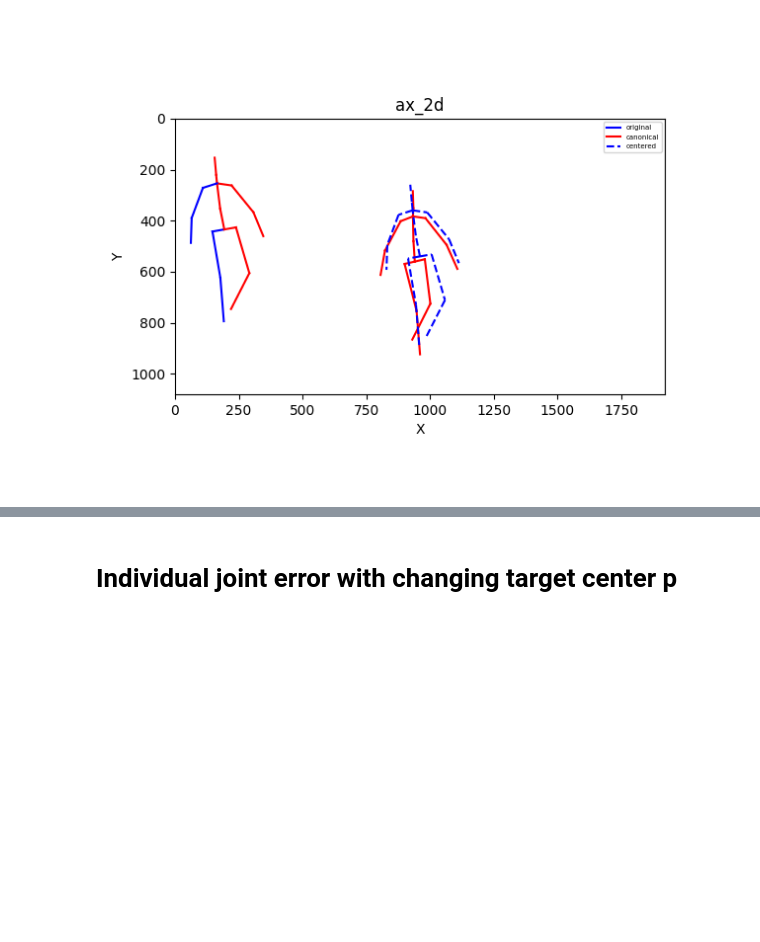
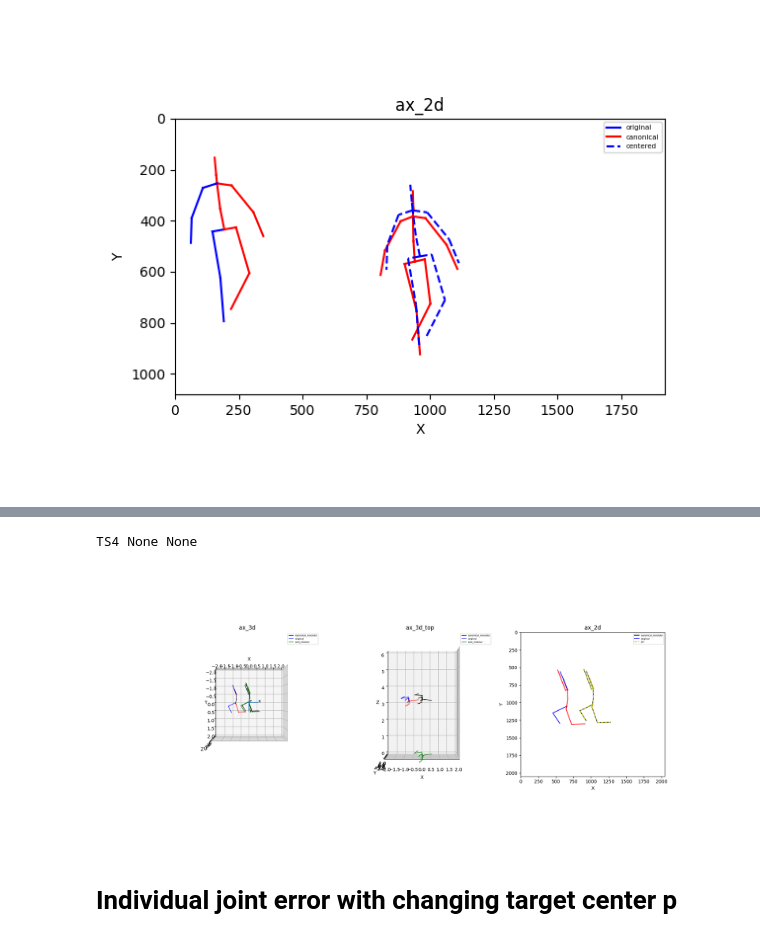
Before and after one commit to hoo223/MotionBERT, a Jupyter notebook: custom_codes/canonical/pcl_example.ipynb, the cells around one changed output, grey strips where cells are left out. Saved outputs shown, nothing was run; the diff lists cells and outputs as text; code cells hidden in the pictures; blank space fills up the shorter version.

```diff
--- a/custom_codes/canonical/pcl_example.ipynb
+++ b/custom_codes/canonical/pcl_example.ipynb
@@ -711,0 +703,6 @@ plt.show()
+# %%
+data_type_list = ['source_list', 'cam_param', 'cam_3d', 'img_2d', 'cam_3d_canonical_revolute', 'img_2d_canonical_revolute', 'img_2d_canonical_pcl']
+overwrite_list = []
+dataset_name = '3dhp'
+data_aug = default_data_aug.copy()
+data = load_data_dict(dataset_name, data_type_list, overwrite_list, verbose=True, data_aug=data_aug)
@@ -712,3 +717,43 @@ plt.show()
+# %%
+subject, cam_id, seq = split_source_name(data['source_list'][-1], '3dhp')
+subject = 'TS4'
+print(subject, cam_id, seq)
+frame_num = 100
+
+cam_param = data['cam_param'][subject][seq][cam_id].copy()
+W, H, intrinsic = cam_param['W'], cam_param['H'], cam_param['intrinsic']
+cam_3d = data['cam_3d'][subject][seq][cam_id].copy()
+cam_3d_hat = cam_3d.copy() - cam_3d[:, 0:1]
+img_2d = data['img_2d'][subject][seq][cam_id].copy()
+cam_3d_canonical_revolute = data['cam_3d_canonical_revolute'][subject][seq][cam_id].copy()
+img_2d_canonical_revolute = data['img_2d_canonical_revolute'][subject][seq][cam_id].copy()
+img_2d_canonical_pcl = data['img_2d_canonical_pcl'][subject][seq][cam_id].copy()
+
+# check original train data
+configs = {
+    'ax_3d': {'type': '3d', 'loc': 131, 'mode': 'cam', 'zlim': [0, 6]},
+    'ax_3d_top': {'type': '3d', 'loc': 132, 'mode': 'cam_top', 'zlim': [0, 6]},
+    'ax_2d': {'type': '2d', 'loc': 133, 'W': W, 'H': H},
+}
+fig, axs = generate_axes(2, configs, fig_title='')
+plot_pose_setting = [
+    ('ax_3d', cam_3d_canonical_revolute,            {'color': 'k', 'label': 'canonical_revolute'}),
+    ('ax_3d', cam_3d,                               {'color': '', 'label': 'original'}),
+    ('ax_3d', cam_3d_hat,                           {'color': 'g', 'label': 'root_relative'}),
+    ('ax_3d_top', cam_3d_canonical_revolute,        {'color': 'k', 'label': 'canonical_revolute'}),
+    ('ax_3d_top', cam_3d,                           {'color': '', 'label': 'original'}),
+    ('ax_3d_top', cam_3d_hat,                       {'color': 'g', 'label': 'root_relative'}),
+    ('ax_2d', img_2d_canonical_revolute,            {'color': 'k', 'label': 'canonical_revolute'}),
+    ('ax_2d', img_2d,                               {'color': '', 'label': 'original'}),
+    ('ax_2d', img_2d_canonical_pcl,                 {'color': 'y', 'label': 'pcl', 'linestyle': '--'}),
+]
+general_plot_func(axs, configs, plot_pose_setting, frame_num)
+plt.sca(axs['ax_3d'])
+camera.cam_frame.draw3d(show_name=False)
+plt.show()
+# %% [output]
+TS4 None None
+[figure, added]
 # %% [markdown]
 # Individual joint error with changing target center p
 # %%
```
Also changed, not shown: parts of 6 cells of this notebook, 9 other files.
